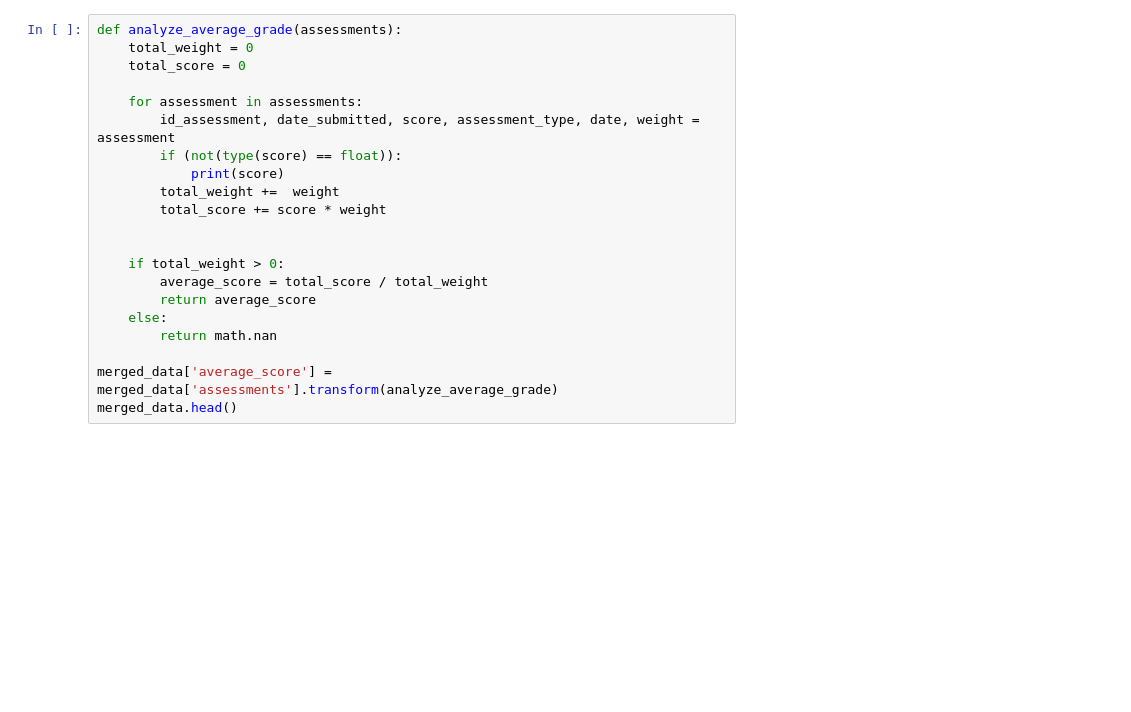
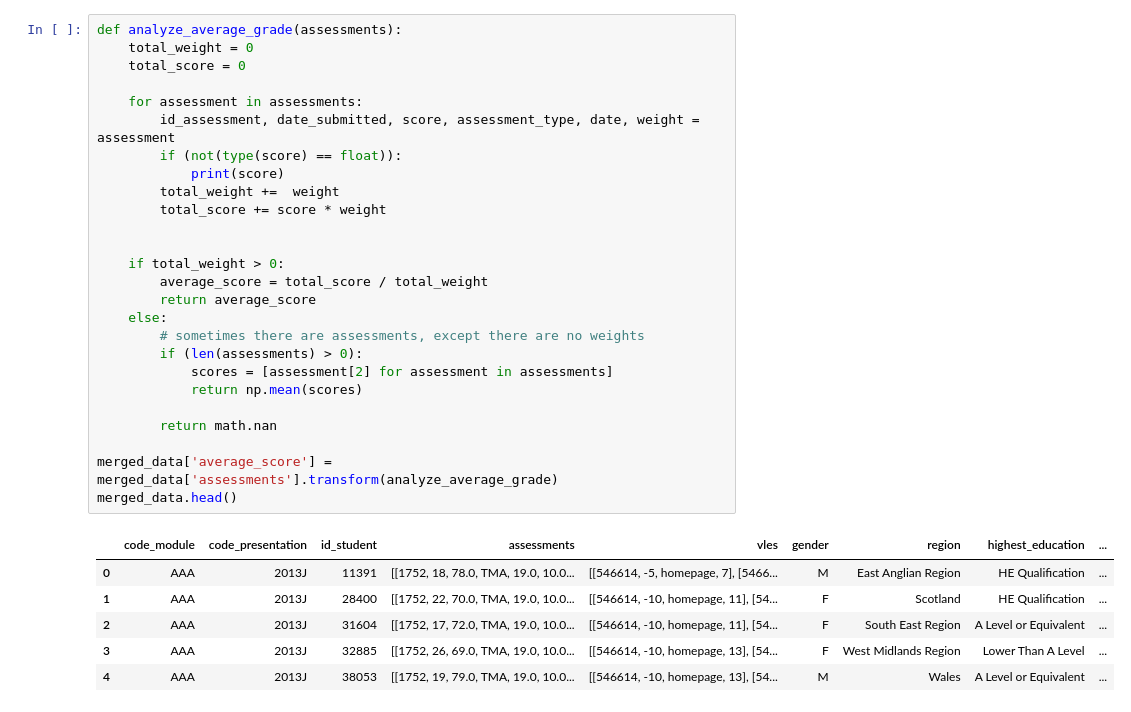
Before and after one commit to jortvangorkum/TFL-Early-Warning-System, a Jupyter notebook: data-extension/data-extension.ipynb, the cells around one changed output. Cells and saved outputs as stored; diff of their text form; blank space fills up the shorter version.

```diff
--- a/data-extension/data-extension.ipynb
+++ b/data-extension/data-extension.ipynb
@@ -31,24 +75,36 @@ max_weights_per_course_per_presentation.head(21)
 # %%
 def analyze_average_grade(assessments):
     total_weight = 0
     total_score = 0
 
     for assessment in assessments:
         id_assessment, date_submitted, score, assessment_type, date, weight = assessment
         if (not(type(score) == float)):
             print(score)
         total_weight +=  weight
         total_score += score * weight
 
 
     if total_weight > 0:
         average_score = total_score / total_weight
         return average_score
     else:
+        # sometimes there are assessments, except there are no weights
+        if (len(assessments) > 0):
+            scores = [assessment[2] for assessment in assessments]
+            return np.mean(scores)
+
         return math.nan
 
 merged_data['average_score'] = merged_data['assessments'].transform(analyze_average_grade)
 merged_data.head()
+# %% [output]
+|  | code_module | code_presentation | id_student | assessments | vles | gender | region | highest_education | ... |
+| 0 | AAA | 2013J | 11391 | [[1752, 18, 78.0, TMA, 19.0, 10.0... | [[546614, -5, homepage, 7], [5466... | M | East Anglian Region | HE Qualification | ... |
+| 1 | AAA | 2013J | 28400 | [[1752, 22, 70.0, TMA, 19.0, 10.0... | [[546614, -10, homepage, 11], [54... | F | Scotland | HE Qualification | ... |
+| 2 | AAA | 2013J | 31604 | [[1752, 17, 72.0, TMA, 19.0, 10.0... | [[546614, -10, homepage, 11], [54... | F | South East Region | A Level or Equivalent | ... |
+| 3 | AAA | 2013J | 32885 | [[1752, 26, 69.0, TMA, 19.0, 10.0... | [[546614, -10, homepage, 13], [54... | F | West Midlands Region | Lower Than A Level | ... |
+| 4 | AAA | 2013J | 38053 | [[1752, 19, 79.0, TMA, 19.0, 10.0... | [[546614, -10, homepage, 13], [54... | M | Wales | A Level or Equivalent | ... |
 # %%
 # jort
 # sum of all clicks
```
Also changed, not shown: parts of 12 cells of this notebook, 2 other files.
